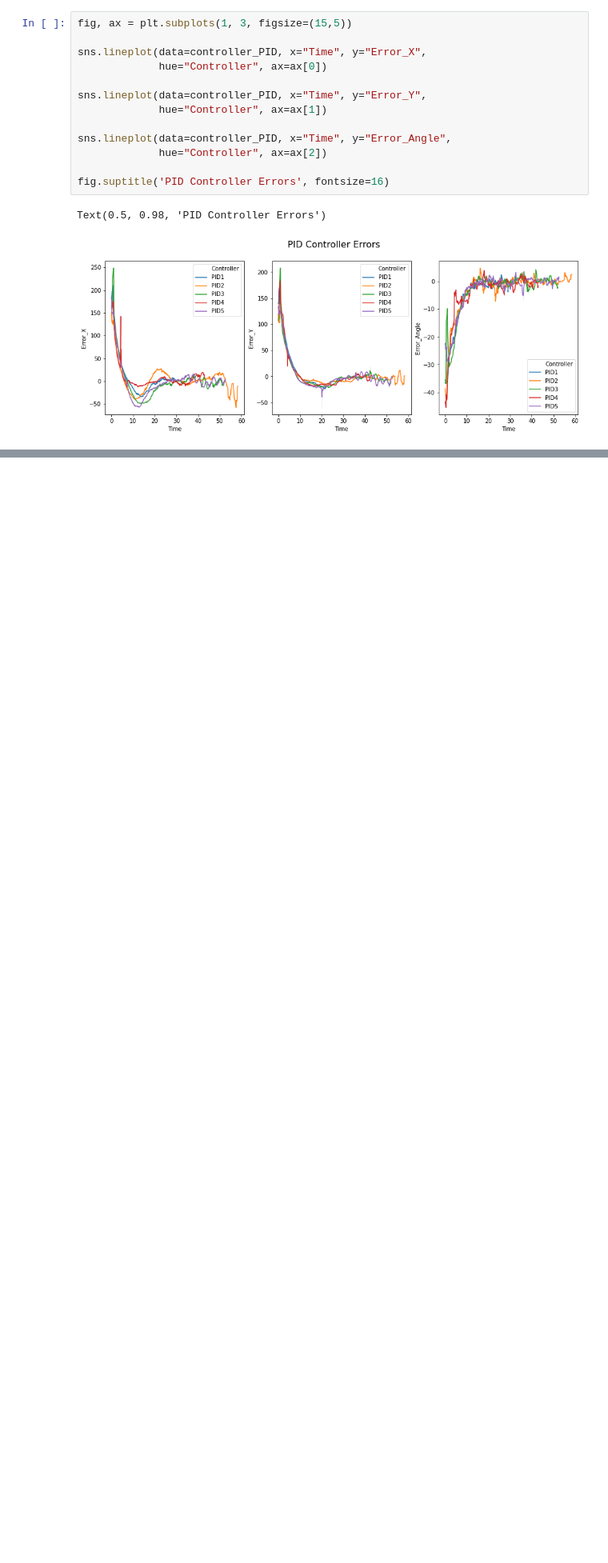
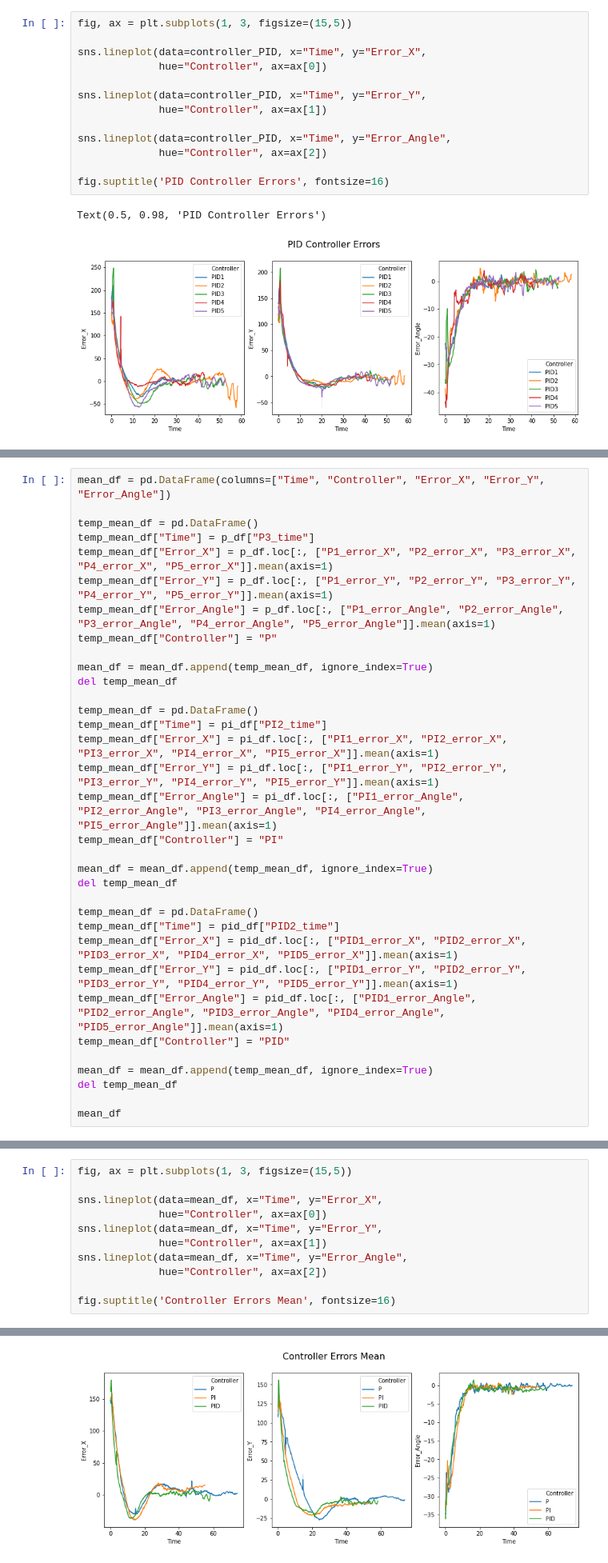
Before and after one commit to apinto25/autonomous_landing_data_analysis, a Jupyter notebook: controller_errors_analysis.ipynb, the cells around one changed output, grey strips where cells are left out. Shown at 80% size. Saved outputs shown, nothing was run; the diff lists cells and outputs as text; blank space fills up the shorter version.

```diff
--- a/controller_errors_analysis.ipynb
+++ b/controller_errors_analysis.ipynb
@@ -270,0 +410,34 @@ Text(0.5, 0.98, 'PID Controller Errors')
+# %%
+mean_df = pd.DataFrame(columns=["Time", "Controller", "Error_X", "Error_Y", "Error_Angle"])
+
+temp_mean_df = pd.DataFrame()
+temp_mean_df["Time"] = p_df["P3_time"]
+temp_mean_df["Error_X"] = p_df.loc[:, ["P1_error_X", "P2_error_X", "P3_error_X", "P4_error_X", "P5_error_X"]].mean(axis=1)
+temp_mean_df["Error_Y"] = p_df.loc[:, ["P1_error_Y", "P2_error_Y", "P3_error_Y", "P4_error_Y", "P5_error_Y"]].mean(axis=1)
+temp_mean_df["Error_Angle"] = p_df.loc[:, ["P1_error_Angle", "P2_error_Angle", "P3_error_Angle", "P4_error_Angle", "P5_error_Angle"]].mean(axis=1)
+temp_mean_df["Controller"] = "P"
+
+mean_df = mean_df.append(temp_mean_df, ignore_index=True)
+del temp_mean_df
+
+temp_mean_df = pd.DataFrame()
+temp_mean_df["Time"] = pi_df["PI2_time"]
+temp_mean_df["Error_X"] = pi_df.loc[:, ["PI1_error_X", "PI2_error_X", "PI3_error_X", "PI4_error_X", "PI5_error_X"]].mean(axis=1)
+temp_mean_df["Error_Y"] = pi_df.loc[:, ["PI1_error_Y", "PI2_error_Y", "PI3_error_Y", "PI4_error_Y", "PI5_error_Y"]].mean(axis=1)
+temp_mean_df["Error_Angle"] = pi_df.loc[:, ["PI1_error_Angle", "PI2_error_Angle", "PI3_error_Angle", "PI4_error_Angle", "PI5_error_Angle"]].mean(axis=1)
+temp_mean_df["Controller"] = "PI"
+
+mean_df = mean_df.append(temp_mean_df, ignore_index=True)
+del temp_mean_df
+
+temp_mean_df = pd.DataFrame()
+temp_mean_df["Time"] = pid_df["PID2_time"]
+temp_mean_df["Error_X"] = pid_df.loc[:, ["PID1_error_X", "PID2_error_X", "PID3_error_X", "PID4_error_X", "PID5_error_X"]].mean(axis=1)
+temp_mean_df["Error_Y"] = pid_df.loc[:, ["PID1_error_Y", "PID2_error_Y", "PID3_error_Y", "PID4_error_Y", "PID5_error_Y"]].mean(axis=1)
+temp_mean_df["Error_Angle"] = pid_df.loc[:, ["PID1_error_Angle", "PID2_error_Angle", "PID3_error_Angle", "PID4_error_Angle", "PID5_error_Angle"]].mean(axis=1)
+temp_mean_df["Controller"] = "PID"
+
+mean_df = mean_df.append(temp_mean_df, ignore_index=True)
+del temp_mean_df
+
+mean_df
@@ -270,0 +458,12 @@ Text(0.5, 0.98, 'PID Controller Errors')
+# %%
+fig, ax = plt.subplots(1, 3, figsize=(15,5))
+
+sns.lineplot(data=mean_df, x="Time", y="Error_X",
+             hue="Controller", ax=ax[0])
+sns.lineplot(data=mean_df, x="Time", y="Error_Y",
+             hue="Controller", ax=ax[1])
+sns.lineplot(data=mean_df, x="Time", y="Error_Angle",
+             hue="Controller", ax=ax[2])
+
+fig.suptitle('Controller Errors Mean', fontsize=16)
+# %% [output]
@@ -270,0 +471 @@ Text(0.5, 0.98, 'PID Controller Errors')
+[figure, added]
```
Also changed, not shown: parts of 18 cells of this notebook, 1 other file.
